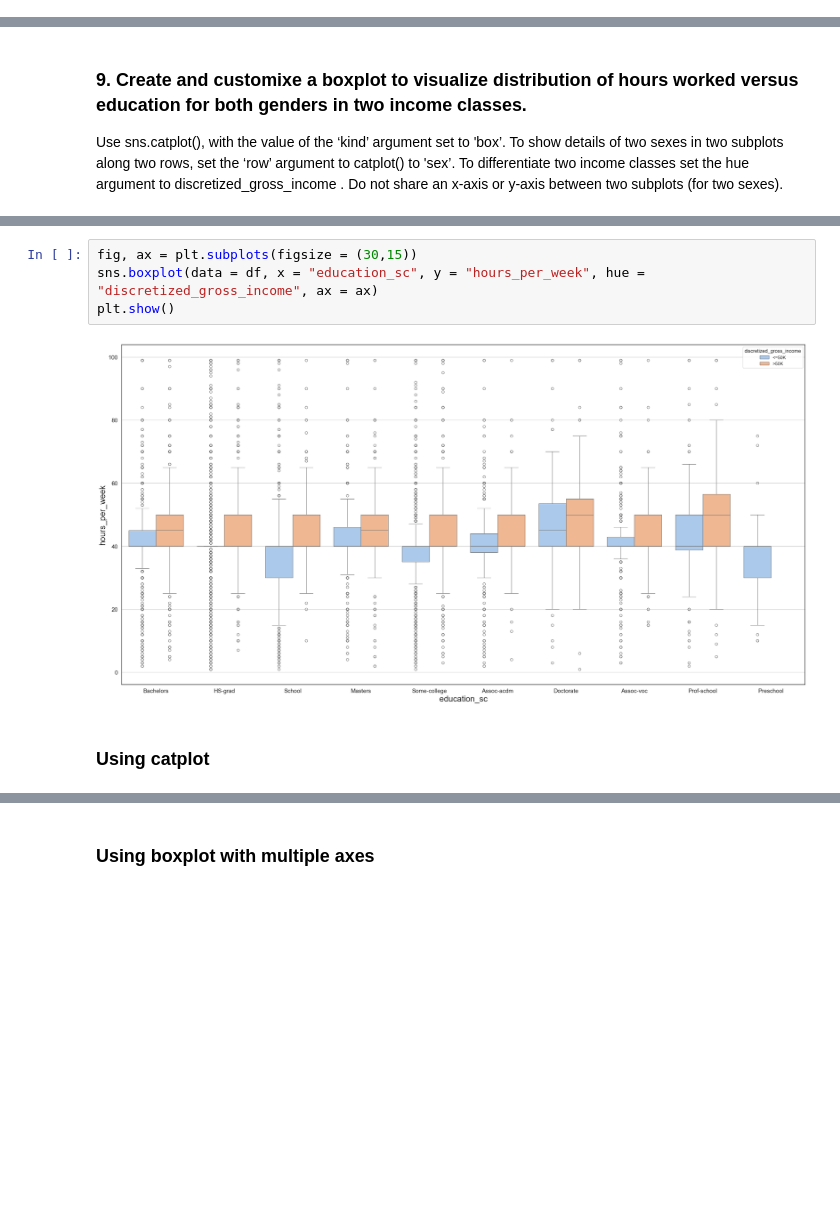
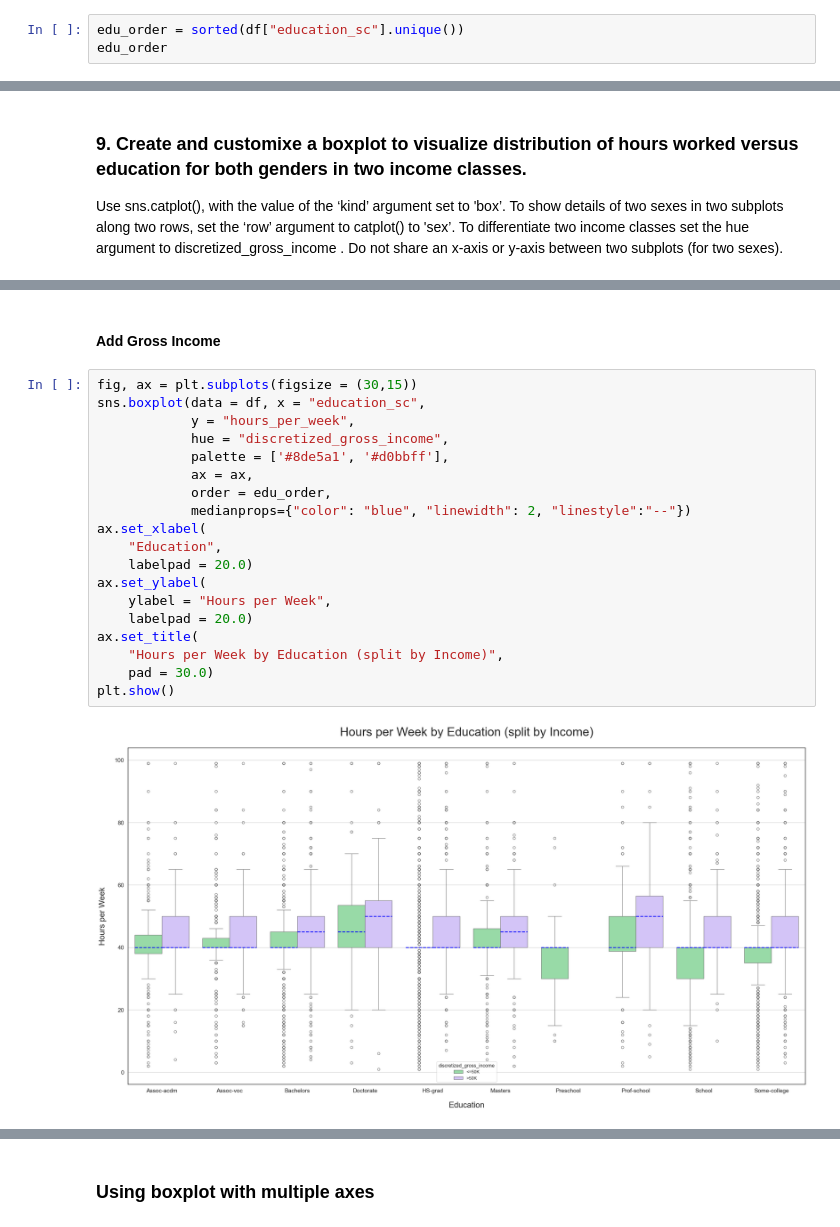
Before and after one commit to moniguima/Data_Visualization_with_Matplotlib_and_Seaborn_Walkthrough, a Jupyter notebook: notebooks/P3/Walkthrough_P3_M2.ipynb, the cells around one changed output, grey strips where cells are left out. Saved outputs shown, nothing was run; the diff lists cells and outputs as text; blank space fills up the shorter version.

```diff
--- a/notebooks/P3/Walkthrough_P3_M2.ipynb
+++ b/notebooks/P3/Walkthrough_P3_M2.ipynb
@@ -435,0 +668,3 @@ plt.show()
+# %%
+edu_order = sorted(df["education_sc"].unique())
+edu_order
@@ -563,8 +969,23 @@ plt.show()
+# %% [markdown]
+#### Add Gross Income
 # %%
 fig, ax = plt.subplots(figsize = (30,15))
-sns.boxplot(data = df, x = "education_sc", y = "hours_per_week", hue = "discretized_gross_income", ax = ax)
+sns.boxplot(data = df, x = "education_sc",
+            y = "hours_per_week",
+            hue = "discretized_gross_income",
+            palette = ['#8de5a1', '#d0bbff'],
+            ax = ax,
+            order = edu_order,
+            medianprops={"color": "blue", "linewidth": 2, "linestyle":"--"})
+ax.set_xlabel(
+    "Education",
+    labelpad = 20.0)
+ax.set_ylabel(
+    ylabel = "Hours per Week",
+    labelpad = 20.0)
+ax.set_title(
+    "Hours per Week by Education (split by Income)",
+    pad = 30.0)
 plt.show()
 # %% [output]
-[figure, old version]
+[figure, new version]
-# %% [markdown]
-### Using catplot
```
Also changed, not shown: parts of 131 cells of this notebook.
